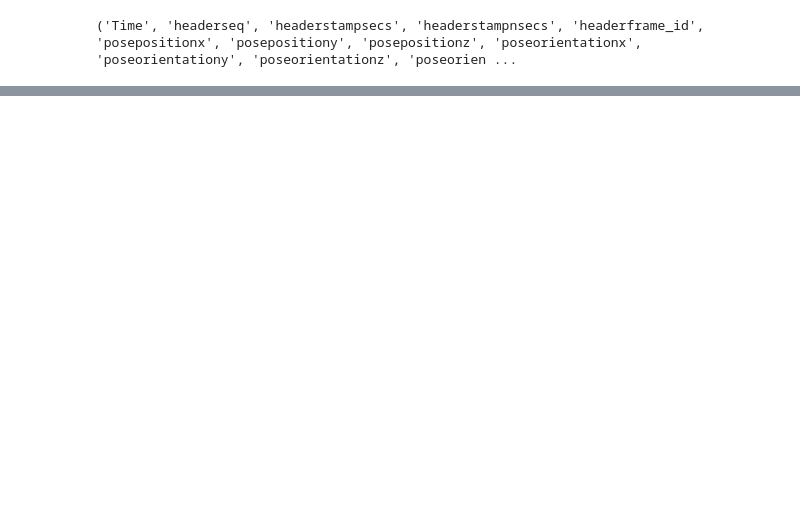
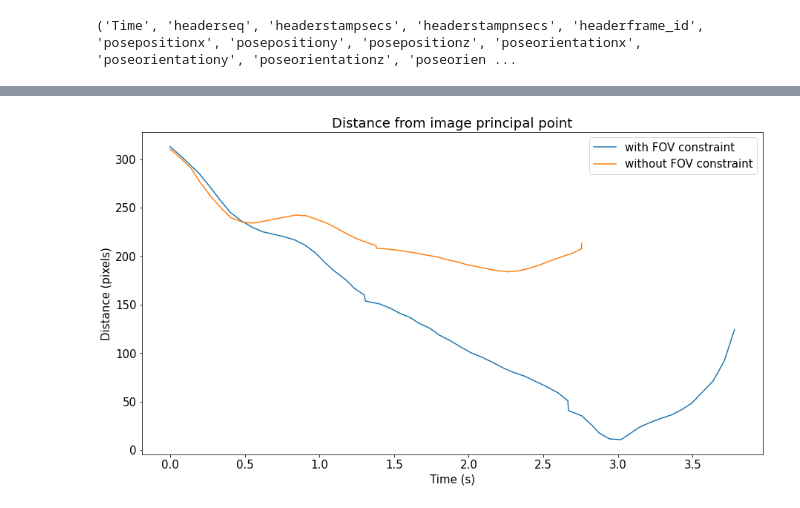
Before and after one commit to seqwalt/vioquad_land, a Jupyter notebook: extra/log_analysis/landing_metrics.ipynb, the cells around one changed output, grey strips where cells are left out. Saved outputs shown, nothing was run; the diff lists cells and outputs as text; code cells hidden in the pictures; blank space fills up the shorter version.

```diff
--- a/extra/log_analysis/landing_metrics.ipynb
+++ b/extra/log_analysis/landing_metrics.ipynb
@@ -200,0 +122,16 @@ plt.show() # comment this out if using interactive plots
+# %%
+# Calculate distance (pixels) to image principal point
+dist_fov = np.sqrt((cx - u_fov)**2 + (cy - v_fov)**2)
+dist_no_fov = np.sqrt((cx - u_no_fov)**2 + (cy - v_no_fov)**2)
+
+plt.plot(times_fov - times_fov[0], dist_fov, label='with FOV constraint')
+plt.plot(times_no_fov - times_no_fov[0], dist_no_fov, label='without FOV constraint')
+
+plt.xlabel('Time (s)')
+plt.ylabel('Distance (pixels)')
+plt.title('Distance from image principal point')
+plt.legend()
+
+plt.show()
+# %% [output]
+[figure, added]
```
Also changed, not shown: parts of 12 cells of this notebook, 1 other file.
